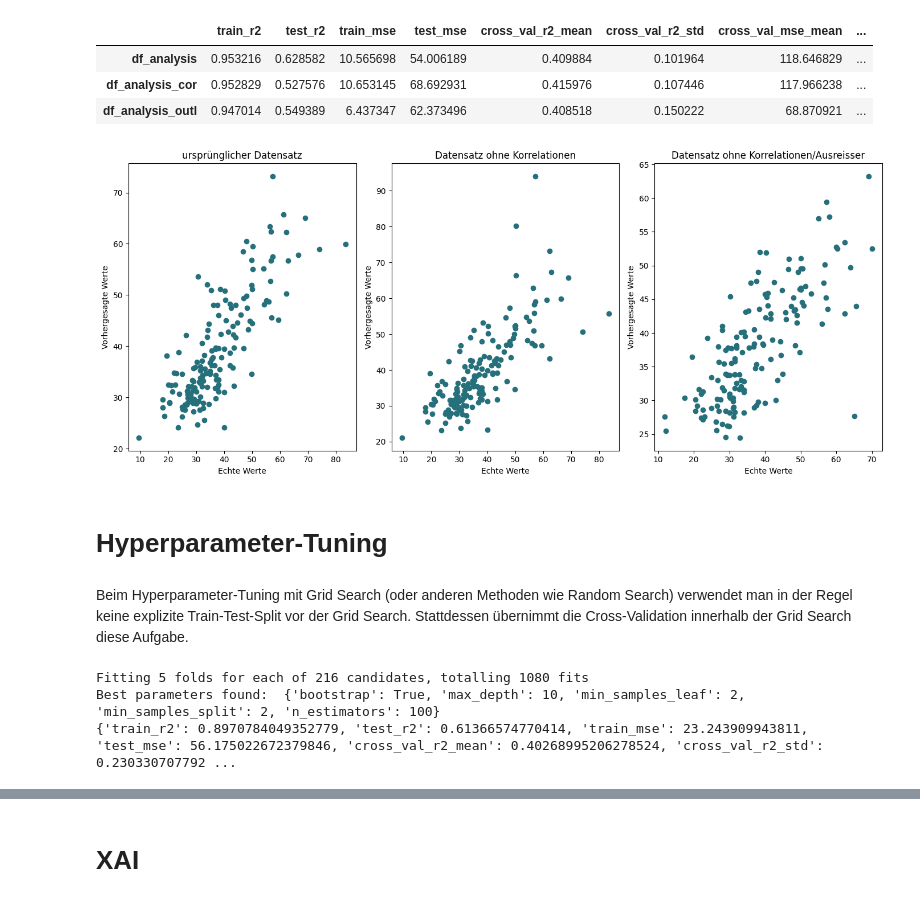
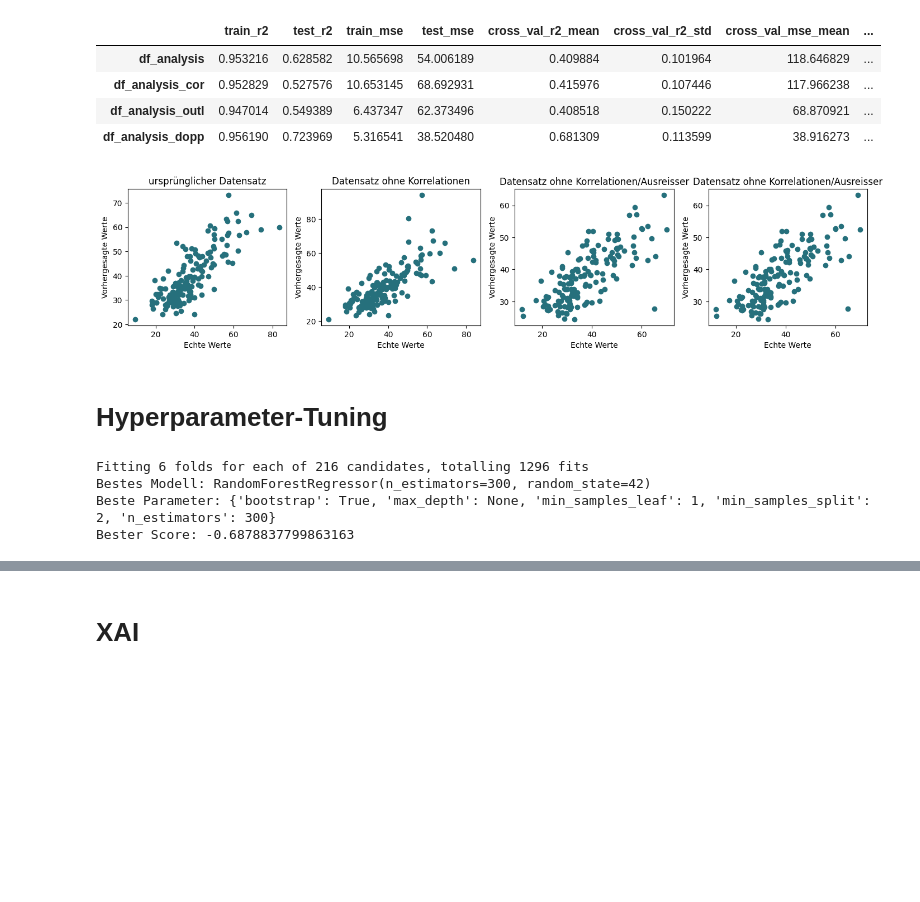
Before and after one commit to lydia-sa/Masterarbeit_Camping, a Jupyter notebook: _05_random_forest.ipynb, the cells around one changed output, grey strips where cells are left out. Drawn from its saved outputs; the diff is of its cells as text; code cells hidden in the pictures; blank space fills up the shorter version.

```diff
--- a/_05_random_forest.ipynb
+++ b/_05_random_forest.ipynb
@@ -19,5 +21,5 @@ df_analysis_outl = pd.read_csv('df_camping_analysis_no_outl.csv', encoding='utf-
 # %%
-# Random Forest - Modell mit Train-Test Split
+# Random Forest
 def radom_forest_metrics(model, df):
     X = df.drop(columns=['Preis'])
     y = df['Preis']
@@ -66,9 +68,10 @@ model = RandomForestRegressor(random_state=42)
 metrics_df_analysis, X_test_analysis, y_test_analysis, y_test_pred_analysis, feature_importances_analysis = radom_forest_metrics(model, df_analysis)
 metrics_df_analysis_cor, X_test_cor, y_test_cor, y_test_pred_cor, feature_importances_cor = radom_forest_metrics(model, df_analysis_cor)
 metrics_df_analysis_outl, X_test_outl, y_test_outl, y_test_pred_outl, feature_importances_outl = radom_forest_metrics(model, df_analysis_outl)
+metrics_df_analysis_dopp, X_test_dopp, y_test_dopp, y_test_pred_dopp, feature_importances_dopp = radom_forest_metrics(model, df_analysis_dopp)
 
 # Zusammenführen der Ergebnisse in einem DataFrame und ausgeben
-results = pd.DataFrame([metrics_df_analysis, metrics_df_analysis_cor, metrics_df_analysis_outl], index=['df_analysis', 'df_analysis_cor', 'df_analysis_outl'])
+results = pd.DataFrame([metrics_df_analysis, metrics_df_analysis_cor, metrics_df_analysis_outl, metrics_df_analysis_dopp], index=['df_analysis', 'df_analysis_cor', 'df_analysis_outl', 'df_analysis_dopp'])
 
 results
 # %% [output]
@@ -76,68 +79,70 @@ results
 | df_analysis | 0.953216 | 0.628582 | 10.565698 | 54.006189 | 0.409884 | 0.101964 | 118.646829 | ... |
 | df_analysis_cor | 0.952829 | 0.527576 | 10.653145 | 68.692931 | 0.415976 | 0.107446 | 117.966238 | ... |
 | df_analysis_outl | 0.947014 | 0.549389 | 6.437347 | 62.373496 | 0.408518 | 0.150222 | 68.870921 | ... |
+| df_analysis_dopp | 0.956190 | 0.723969 | 5.316541 | 38.520480 | 0.681309 | 0.113599 | 38.916273 | ... |
 # %%
 # Streudiagramme erstellen
 plt.figure(figsize=(14, 6))
 
-plt.subplot(1, 3, 1)
+plt.subplot(2, 4, 1)
 plt.scatter(y_test_analysis, y_test_pred_analysis, c='#26707C')
 plt.xlabel('Echte Werte')
 plt.ylabel('Vorhergesagte Werte')
 plt.title('ursprünglicher Datensatz')
 
-plt.subplot(1, 3, 2)
+plt.subplot(2, 4, 2)
 plt.scatter(y_test_cor, y_test_pred_cor,c='#26707C')
 plt.xlabel('Echte Werte')
 plt.ylabel('Vorhergesagte Werte')
 plt.title('Datensatz ohne Korrelationen')
 
-plt.subplot(1, 3, 3)
+plt.subplot(2, 4, 3)
 plt.scatter(y_test_outl, y_test_pred_outl,c='#26707C')
 plt.xlabel('Echte Werte')
 plt.ylabel('Vorhergesagte Werte')
 plt.title('Datensatz ohne Korrelationen/Ausreisser')
 
+plt.subplot(2, 4, 4)
+plt.scatter(y_test_outl, y_test_pred_outl,c='#26707C')
+plt.xlabel('Echte Werte')
+plt.ylabel('Vorhergesagte Werte')
+plt.title('Datensatz ohne Korrelationen/Ausreisser')
+
+
 plt.tight_layout()
 plt.show()
 # %% [output]
-[figure, old version]
+[figure, new version]
 # %% [markdown]
 # Hyperparameter-Tuning
-# %% [markdown]
-Beim Hyperparameter-Tuning mit Grid Search (oder anderen Methoden wie Random Search) verwendet man in der Regel keine explizite Train-Test-Split vor der Grid Search. Stattdessen übernimmt die Cross-Validation innerhalb der Grid Search diese Aufgabe.
 # %%
-# Hyperparameter-Tuning für Random Forest
-def tune_random_forest(X, y):
-    param_grid = {
+# Parameter für GridSearch festlegen
+param_grid = {
         'n_estimators': [100, 200, 300],
         'max_depth': [None, 10, 20, 30],
         'min_samples_split': [2, 5, 10],
         'min_samples_leaf': [1, 2, 4],
         'bootstrap': [True, False]
-    }
-
-    rf = RandomForestRegressor(random_state=42)
-    rf_cv = GridSearchCV(estimator=rf, param_grid=param_grid, cv=6, n_jobs=-1, verbose=2)
-    rf_cv.fit(X, y)
-
-    return rf_cv.best_estimator_, rf_cv.best_params_
+}
+# Basismodell
+rf = RandomForestRegressor(random_state= 42)
 
 # Daten vorbereiten
-X = df_analysis_outl.drop(columns=['Preis'])
-y = df_analysis_outl['Preis']
+X = df_analysis_dopp.drop(columns=['Preis'])
+y = df_analysis_dopp['Preis']
 
-# Hyperparameter-Tuning durchführen
-best_rf_model, best_rf_params = tune_random_forest(X, y)
+# GridSeach Modell initialisieren
+grid_rf = GridSearchCV(estimator = rf, param_grid = param_grid, cv = 6, n_jobs = -1, verbose = 2)
+grid_rf.fit(X,y)
 
-# Modell mit den besten Parametern trainieren und Metriken berechnen
-metrics_rf, X_test_rf, y_test_rf, y_test_pred_rf, best_rf_model,  = radom_forest_metrics(best_rf_model, df_analysis_outl)
+# Beste Parameter und bestes Modell
+best_model  = grid_rf.best_estimator_
+best_params = grid_rf.best_params_
+best_score = -grid_rf.best_score_
 
-
-# Ergebnisse anzeigen
-print("Best parameters found: ", best_rf_params)
-print(metrics_rf)
+print("Beste Parameter:", best_params)
 # %% [output]
-Fitting 5 folds for each of 216 candidates, totalling 1080 fits
-Best parameters found:  {'bootstrap': True, 'max_depth': 10, 'min_samples_leaf': 2, 'min_samples_split': 2, 'n_estimators': 100}
-{'train_r2': 0.8970784049352779, 'test_r2': 0.61366574770414, 'train_mse': 23.243909943811, 'test_mse': 56.175022672379846, 'cross_val_r2_mean': 0.40268995206278524, 'cross_val_r2_std': 0.230330707792 ...
+Fitting 6 folds for each of 216 candidates, totalling 1296 fits
+Bestes Modell: RandomForestRegressor(n_estimators=300, random_state=42)
+Beste Parameter: {'bootstrap': True, 'max_depth': None, 'min_samples_leaf': 1, 'min_samples_split': 2, 'n_estimators': 300}
+Bester Score: -0.6878837799863163
```
Also changed, not shown: parts of 6 cells of this notebook, 4 other files.
